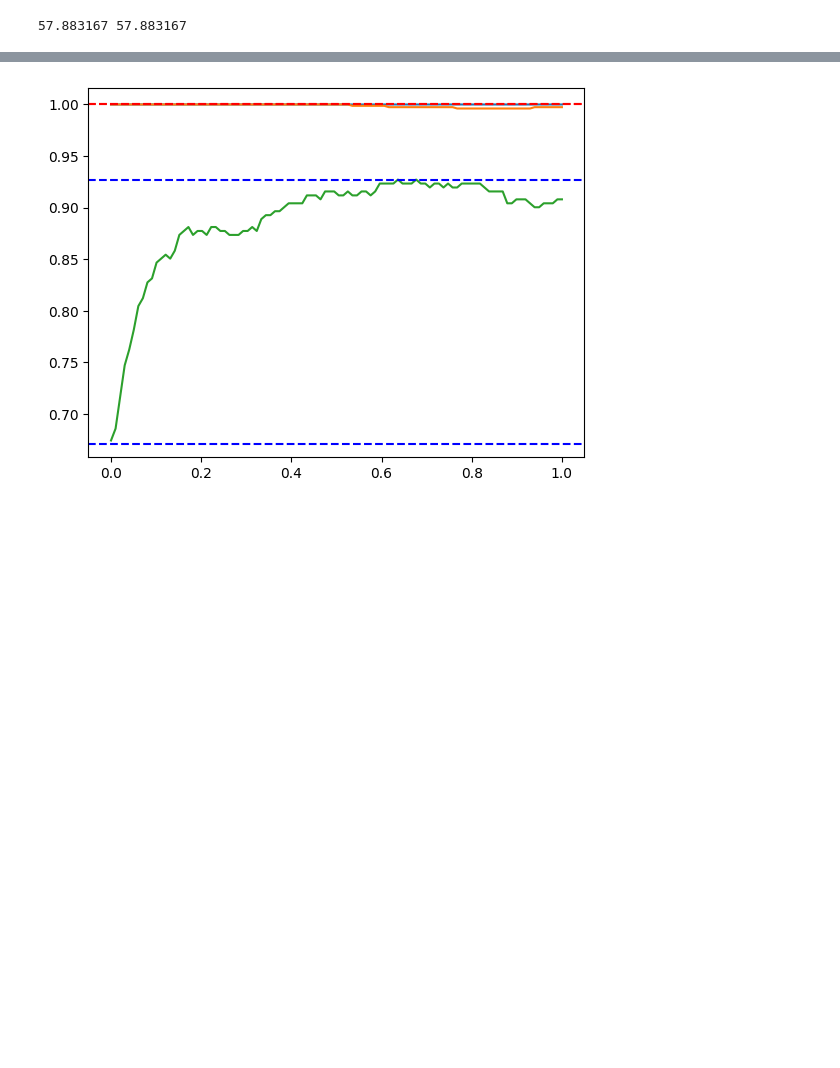
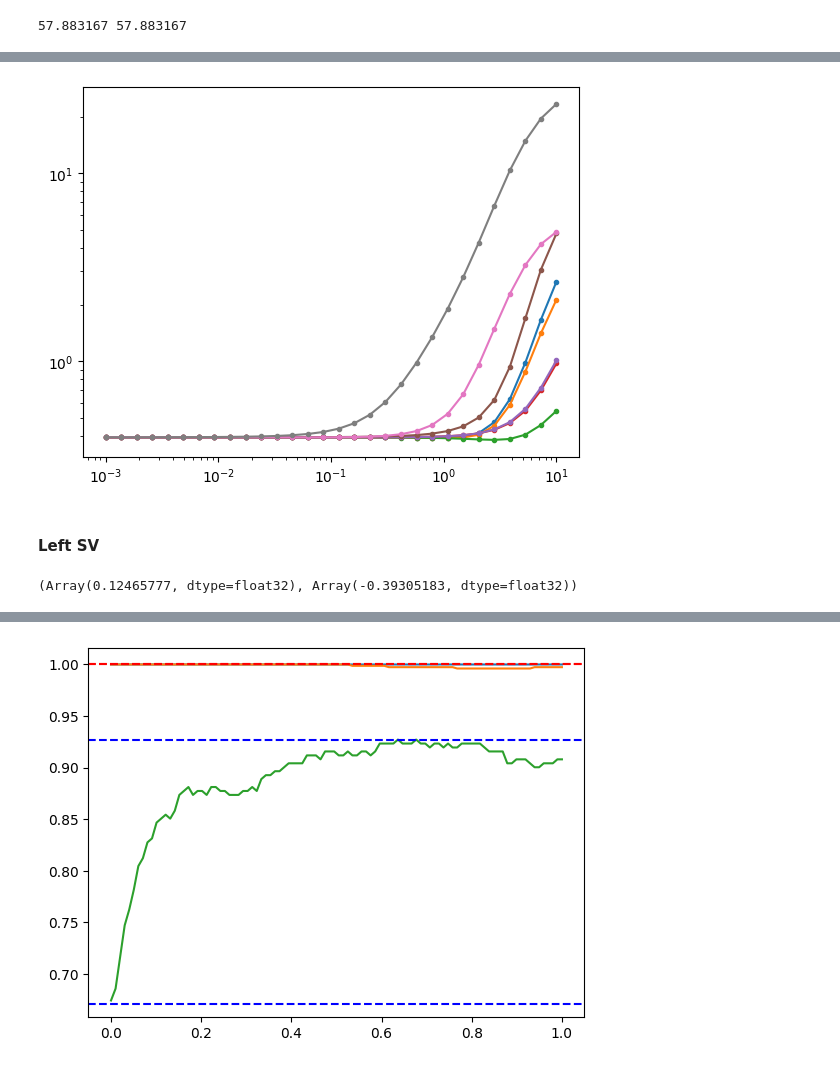
Before and after one commit to EleutherAI/basin-volume, a Jupyter notebook: mp_typical.ipynb, the cells around one changed output, grey strips where cells are left out. Cells and saved outputs as stored; diff of their text form; code cells hidden in the pictures; blank space fills up the shorter version.

```diff
--- a/mp_typical.ipynb
+++ b/mp_typical.ipynb
@@ -78,0 +81,4 @@ print(ellipsoid_norm(params_spher, spherical=True), jnp.linalg.norm(params_spher
+# %%
+with open('pinit_0927_beta1e-1.npy', 'rb') as f:
+    params_spher = mlp.Params(jnp.load(f, allow_pickle=True), params_init.unravel)
+print(ellipsoid_norm(params_spher, spherical=True), jnp.linalg.norm(params_spher.raveled))
@@ -161,0 +151,5 @@ params_randinit = Params(params_randinit_rav, params_spher.unravel)
+# %%
+
+params_final_rav = train_fn(params_spher.raveled)
+params_final = Params(params_final_rav, params_spher.unravel)
+jac_fn = jax.jacfwd(train_fn)
@@ -161,0 +220,11 @@ params_randinit = Params(params_randinit_rav, params_spher.unravel)
+# %%
+def untrain_loss_fn(params_raveled):
+    return -dataset_loss(params_raveled, X_untrain, Y_untrain)
+
+final_train_loss = train_loss_fn(params_final_rav)
+final_untrain_loss = untrain_loss_fn(params_final_rav)
+
+def poison_behavior_fn(params_raveled):
+    delta_train = train_loss_fn(params_raveled) - final_train_loss
+    delta_untrain = untrain_loss_fn(params_raveled) - final_untrain_loss
+    return jnp.max(jnp.array([delta_train, delta_untrain]))
@@ -161,0 +280,28 @@ params_randinit = Params(params_randinit_rav, params_spher.unravel)
+# %%
+mults = 10**jnp.linspace(-3, 1, 30)
+
+
+
+for i in [0, 10, 100, 1000, -1000, -100, -10, -1]:
+    untrain_losses = []
+    train_losses = []
+    for mult in mults:
+        untrain_losses.append(untrain_loss_fn(params_final_rav + mult * evecs[:, i]))
+        train_losses.append(train_loss_fn(params_final_rav + mult * evecs[:, i]))
+
+    untrain_losses = jnp.array(untrain_losses)
+    train_losses = jnp.array(train_losses)
+
+    plt.plot(mults, -untrain_losses, '.-', label='untrain')
+    #plt.plot(mults, train_losses, '.-', label='train')
+plt.xscale('log')
+plt.yscale('log')
+plt.show()
+# %% [output]
+[figure, added]
+# %% [markdown]
+#### Left SV
+# %%
+final_train_loss, final_untrain_loss
+# %% [output]
+(Array(0.12465777, dtype=float32), Array(-0.39305183, dtype=float32))
```
Also changed, not shown: parts of 26 cells of this notebook, 1 other file.
